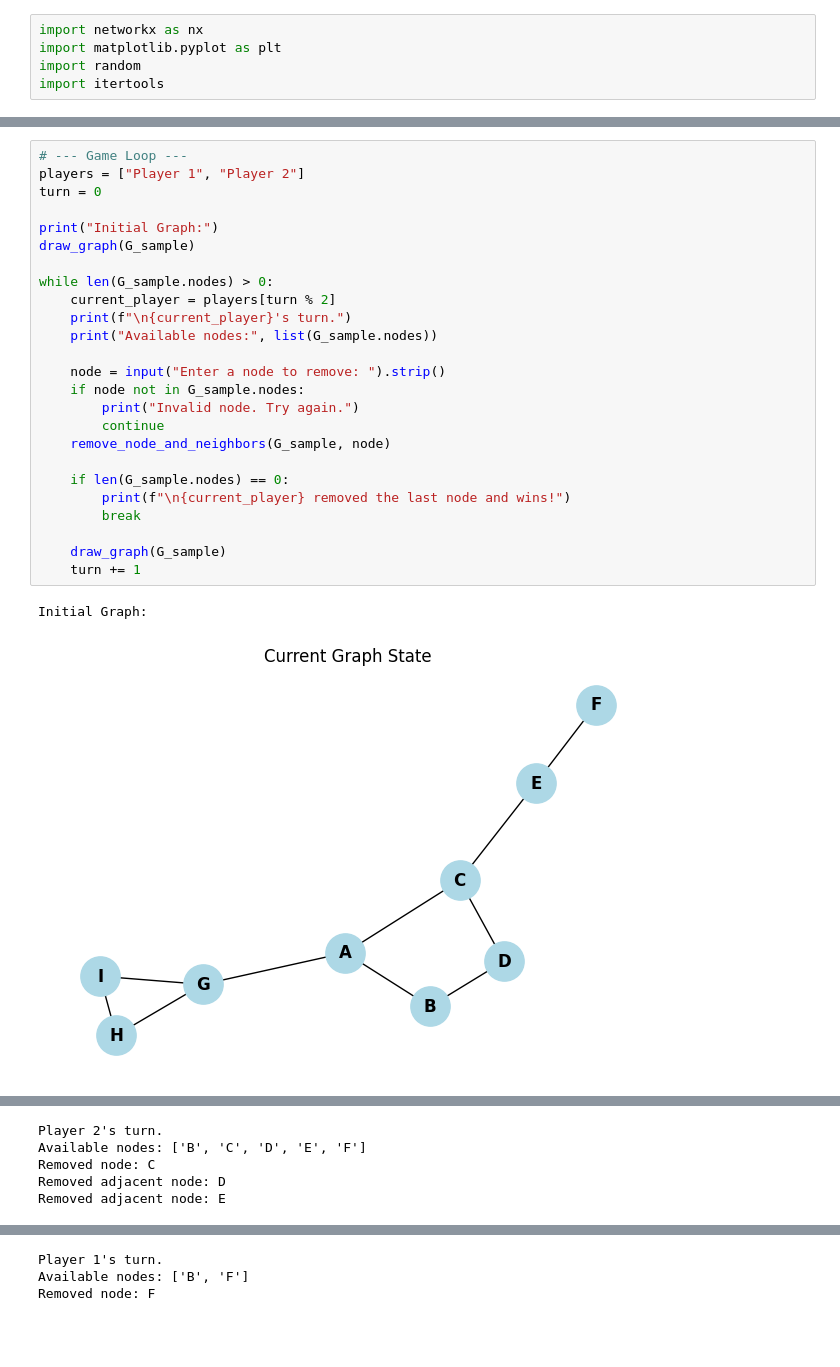
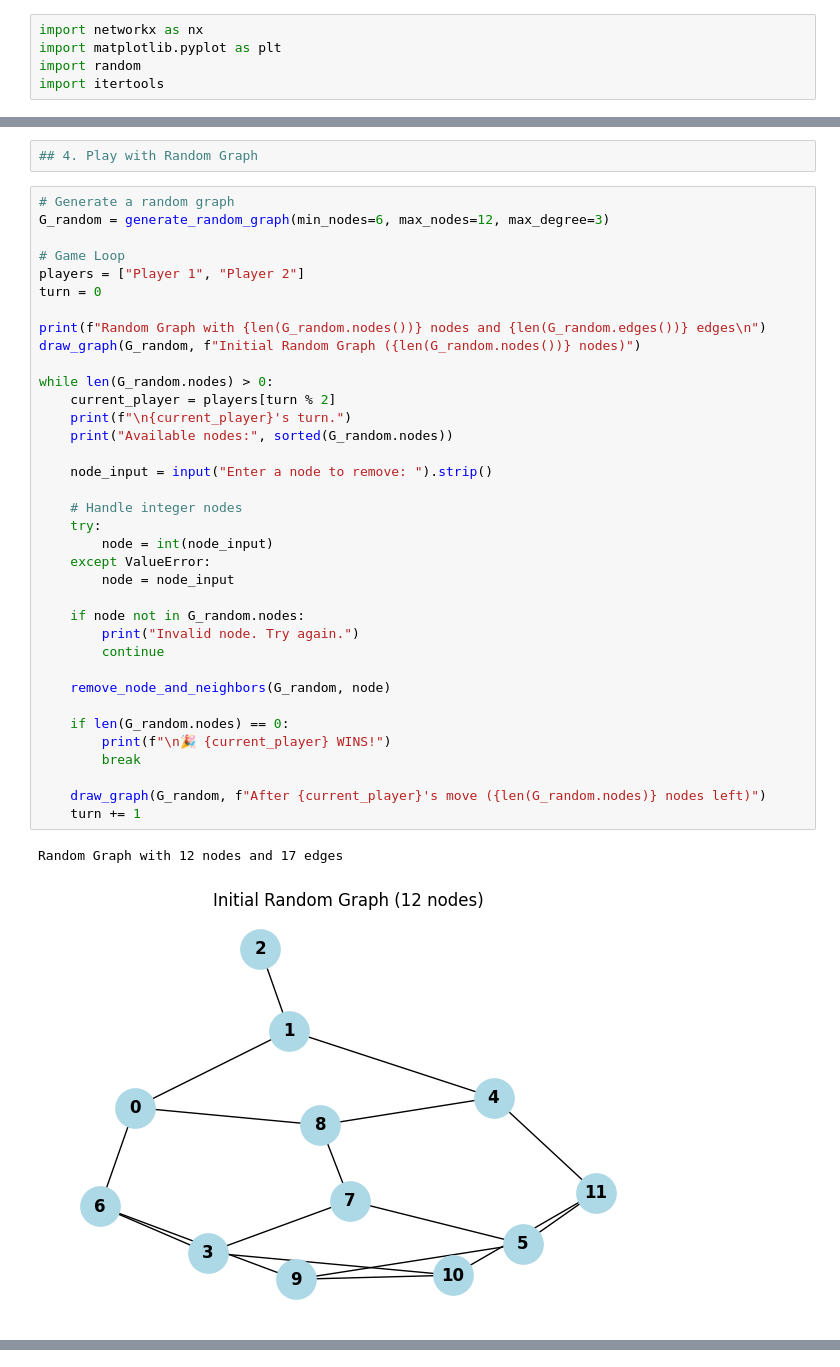
Before and after one commit to RedApple75/Graph-Combinatorial-Game, a Jupyter notebook: Game/game_mechanics.ipynb, the cells around one changed output, grey strips where cells are left out. Cells and saved outputs as stored; diff of their text form; blank space fills up the shorter version.

Commit message:
updated game mechanics, added .py files for easy interface

```diff
--- a/Game/game_mechanics.ipynb
+++ b/Game/game_mechanics.ipynb
@@ -206,29 +135,42 @@ Sample Graph after removing node 'A' and its neighbors:
+# %%
+## 4. Play with Random Graph
 # %%
-# --- Game Loop ---
+# Generate a random graph
+G_random = generate_random_graph(min_nodes=6, max_nodes=12, max_degree=3)
+
+# Game Loop
 players = ["Player 1", "Player 2"]
 turn = 0
 
-print("Initial Graph:")
-draw_graph(G_sample)
+print(f"Random Graph with {len(G_random.nodes())} nodes and {len(G_random.edges())} edges\n")
+draw_graph(G_random, f"Initial Random Graph ({len(G_random.nodes())} nodes)")
 
-while len(G_sample.nodes) > 0:
+while len(G_random.nodes) > 0:
     current_player = players[turn % 2]
     print(f"\n{current_player}'s turn.")
-    print("Available nodes:", list(G_sample.nodes))
+    print("Available nodes:", sorted(G_random.nodes))
 
-    node = input("Enter a node to remove: ").strip()
-    if node not in G_sample.nodes:
+    node_input = input("Enter a node to remove: ").strip()
+
+    # Handle integer nodes
+    try:
+        node = int(node_input)
+    except ValueError:
+        node = node_input
+
+    if node not in G_random.nodes:
         print("Invalid node. Try again.")
         continue
-    remove_node_and_neighbors(G_sample, node)
 
-    if len(G_sample.nodes) == 0:
-        print(f"\n{current_player} removed the last node and wins!")
+    remove_node_and_neighbors(G_random, node)
+
+    if len(G_random.nodes) == 0:
+        print(f"\n🎉 {current_player} WINS!")
         break
 
-    draw_graph(G_sample)
+    draw_graph(G_random, f"After {current_player}'s move ({len(G_random.nodes)} nodes left)")
     turn += 1
 # %% [output]
-Initial Graph:
+Random Graph with 12 nodes and 17 edges
-[figure, old version]
+[figure, new version]
 Player 1's turn.
@@ -242,5 +197,0 @@ Removed adjacent node: A
-Player 2's turn.
-Available nodes: ['B', 'C', 'D', 'E', 'F']
-Removed node: C
-Removed adjacent node: D
-Removed adjacent node: E
@@ -249,3 +203,0 @@ Removed adjacent node: E
-Player 1's turn.
-Available nodes: ['B', 'F']
-Removed node: F
```
Also changed, not shown: parts of 25 cells of this notebook, 3 other files.
